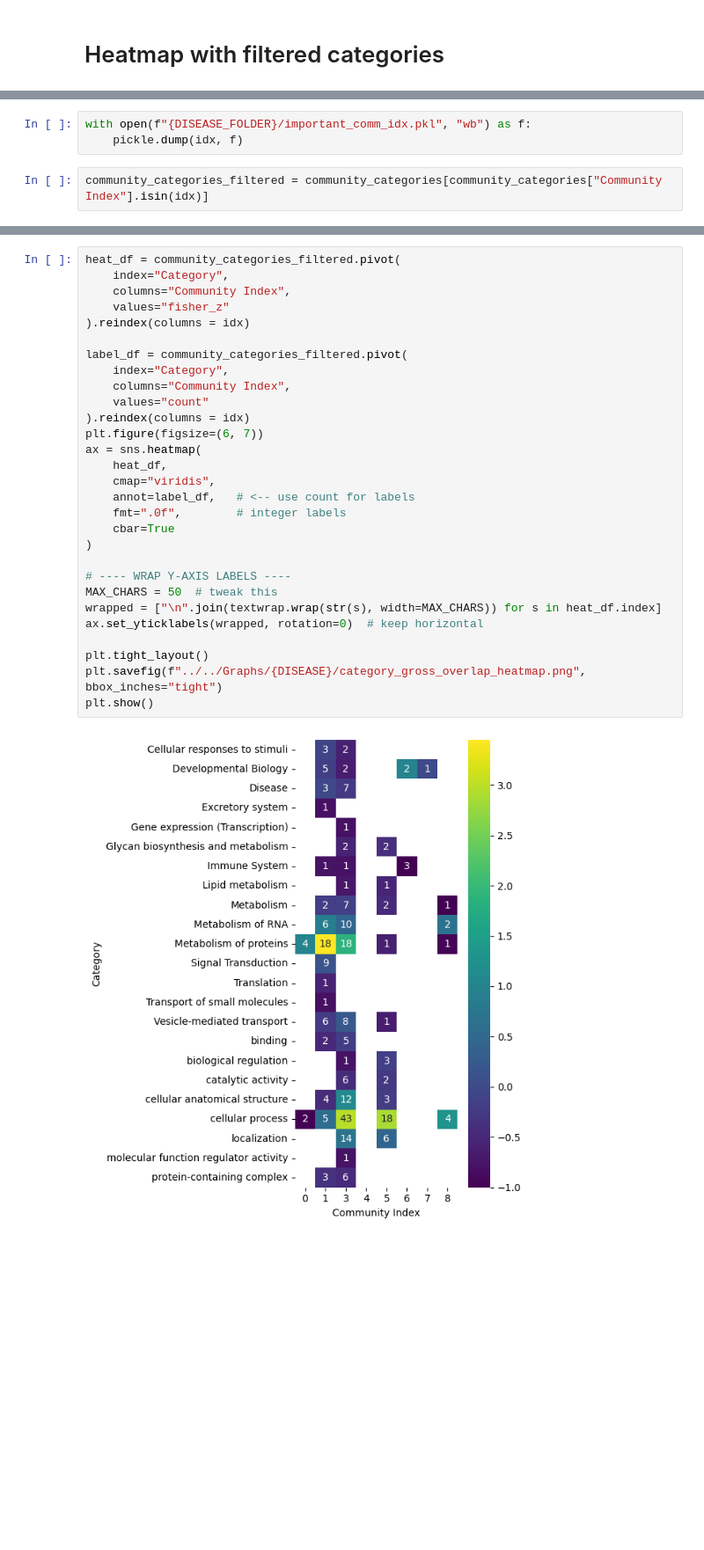
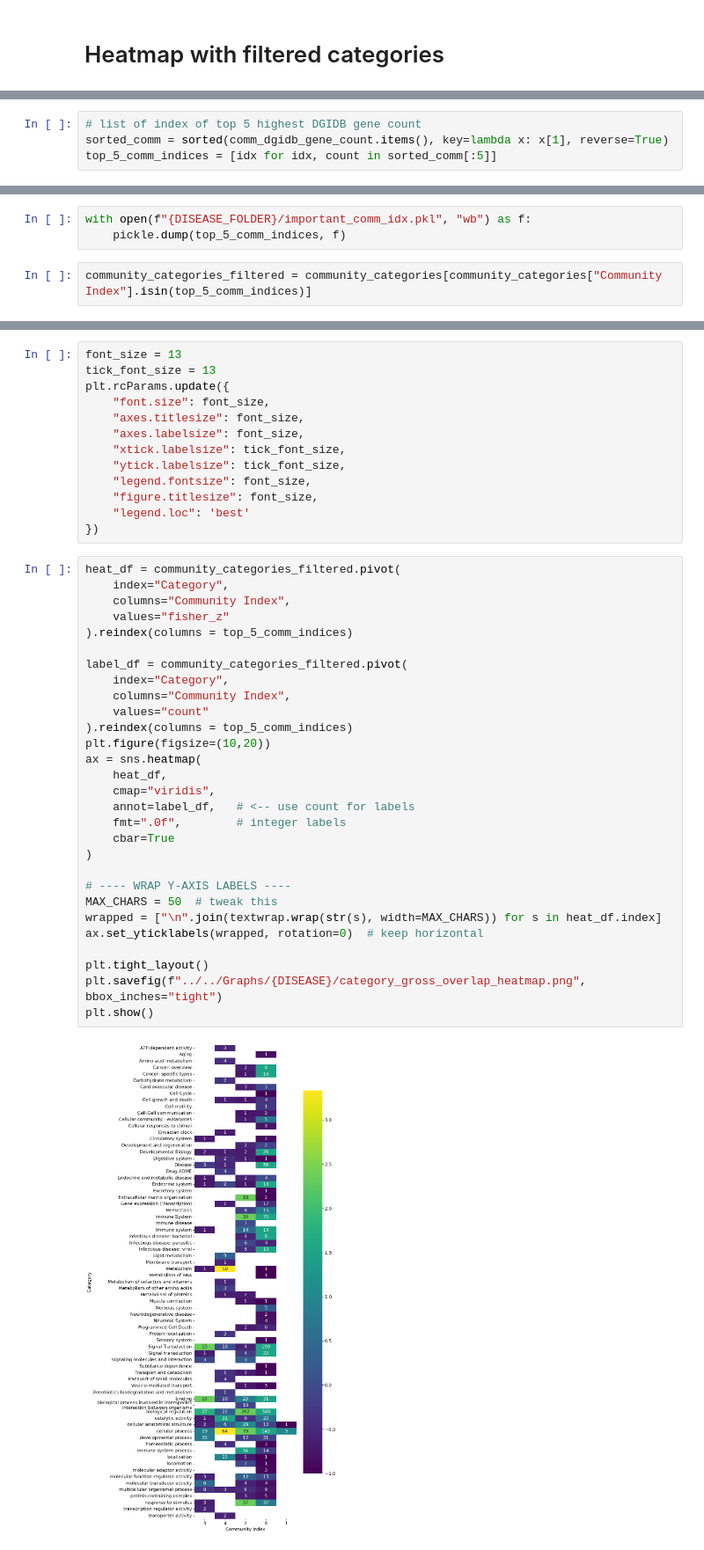
Before and after one commit to Monomanae/DDBC-hypergraph, a Jupyter notebook: Methods/DDBC/important_terms_analysis.ipynb, the cells around one changed output, grey strips where cells are left out. Shown at 88% size. Saved outputs shown, nothing was run; the diff lists cells and outputs as text; blank space fills up the shorter version.

```diff
--- a/Methods/DDBC/important_terms_analysis.ipynb
+++ b/Methods/DDBC/important_terms_analysis.ipynb
@@ -354,0 +351,4 @@ olf_idx
+# %%
+# list of index of top 5 highest DGIDB gene count
+sorted_comm = sorted(comm_dgidb_gene_count.items(), key=lambda x: x[1], reverse=True)
+top_5_comm_indices = [idx for idx, count in sorted_comm[:5]]
@@ -361,8 +362,8 @@ idx
 # %%
 with open(f"{DISEASE_FOLDER}/important_comm_idx.pkl", "wb") as f:
-    pickle.dump(idx, f)
+    pickle.dump(top_5_comm_indices, f)
 # %%
-community_categories_filtered = community_categories[community_categories["Community Index"].isin(idx)]
+community_categories_filtered = community_categories[community_categories["Community Index"].isin(top_5_comm_indices)]
 # %%
 community_categories_filtered
 # %% [output]
@@ -386,31 +383,44 @@ community_categories_filtered
+# %%
+font_size = 13
+tick_font_size = 13
+plt.rcParams.update({
+    "font.size": font_size,
+    "axes.titlesize": font_size,
+    "axes.labelsize": font_size,
+    "xtick.labelsize": tick_font_size,
+    "ytick.labelsize": tick_font_size,
+    "legend.fontsize": font_size,
+    "figure.titlesize": font_size,
+    "legend.loc": 'best'
+})
 # %%
 heat_df = community_categories_filtered.pivot(
     index="Category",
     columns="Community Index",
     values="fisher_z"
-).reindex(columns = idx)
+).reindex(columns = top_5_comm_indices)
 
 label_df = community_categories_filtered.pivot(
     index="Category",
     columns="Community Index",
     values="count"
-).reindex(columns = idx)
-plt.figure(figsize=(6, 7))
+).reindex(columns = top_5_comm_indices)
+plt.figure(figsize=(10,20))
 ax = sns.heatmap(
     heat_df,
     cmap="viridis",
     annot=label_df,   # <-- use count for labels
     fmt=".0f",        # integer labels
     cbar=True
 )
 
 # ---- WRAP Y-AXIS LABELS ----
 MAX_CHARS = 50  # tweak this
 wrapped = ["\n".join(textwrap.wrap(str(s), width=MAX_CHARS)) for s in heat_df.index]
 ax.set_yticklabels(wrapped, rotation=0)  # keep horizontal
 
 plt.tight_layout()
 plt.savefig(f"../../Graphs/{DISEASE}/category_gross_overlap_heatmap.png", bbox_inches="tight")
 plt.show()
 # %% [output]
-[figure, old version]
+[figure, new version]
```
Also changed, not shown: parts of 12 cells of this notebook, 13 other files.
